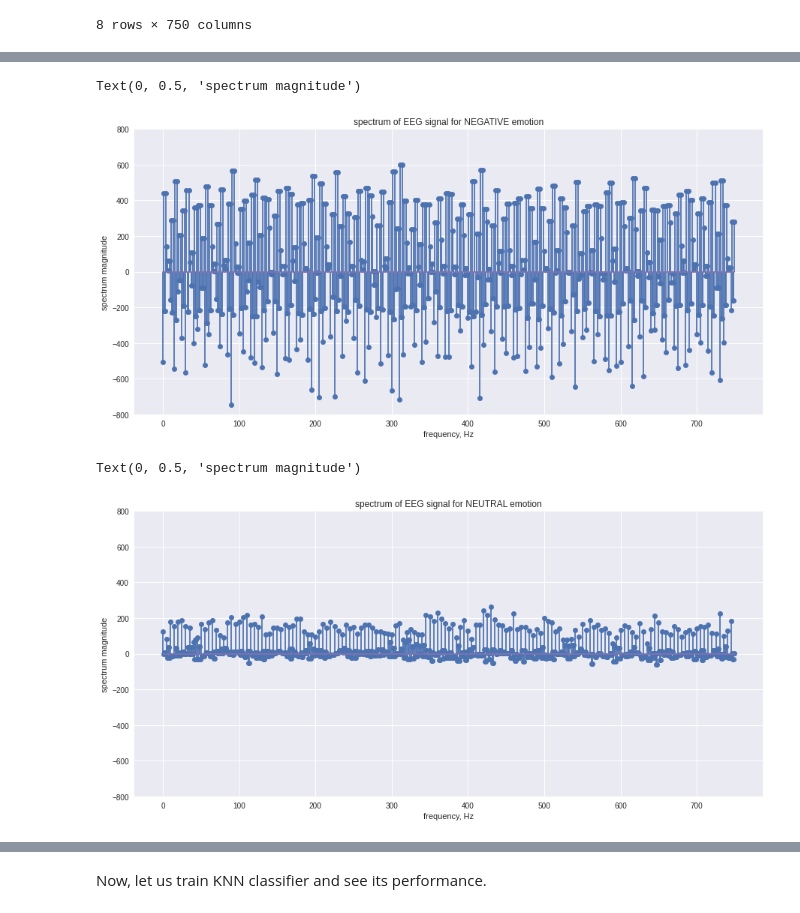
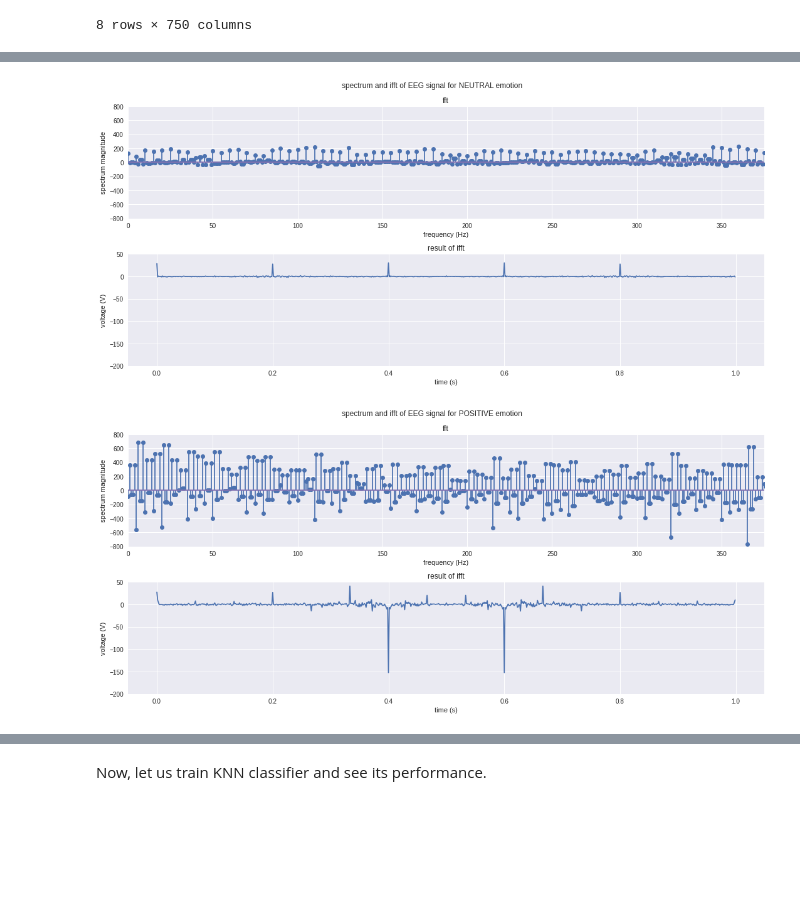
Before and after one commit to sophmintaii/EEG_emotion_recognition, a Jupyter notebook: myntiuk_EEG_emotion_recognition.ipynb, the cells around one changed output, grey strips where cells are left out. Saved outputs shown, nothing was run; the diff lists cells and outputs as text; code cells hidden in the pictures; blank space fills up the shorter version.

```diff
--- a/myntiuk_EEG_emotion_recognition.ipynb
+++ b/myntiuk_EEG_emotion_recognition.ipynb
@@ -69,0 +83,20 @@ The first three rows in the dataset contain results for Negative, Neutral and Po
+# %%
+plt.rcParams["figure.figsize"] = (15, 7)
+fig, axs = plt.subplots(2, 1)
+fig.suptitle('spectrum and ifft of EEG signal for NEGATIVE emotion')
+
+axs[0].stem(freq, rows[0])
+axs[0].set_xlabel("frequency (Hz)")
+axs[0].set_ylabel("spectrum magnitude")
+axs[0].title.set_text("fft")
+axs[0].set_xlim([0, fs / 2])
+axs[0].set_ylim([-800, 800])
+
+axs[1].plot(time, iffts[0])
+axs[1].set_xlabel("time (s)")
+axs[1].set_ylabel("voltage (V)")
+axs[1].title.set_text("result of ifft")
+axs[1].set_ylim([-200, 50])
+
+plt.tight_layout()
+plt.show()
@@ -70,18 +105,44 @@ The first three rows in the dataset contain results for Negative, Neutral and Po
 # %%
-plt.stem(data_fft.to_numpy()[0])
-plt.title('spectrum of EEG signal for NEGATIVE emotion')
-plt.ylim([-800, 800])
-plt.xlabel('frequency, Hz')
-plt.ylabel('spectrum magnitude')
+plt.rcParams["figure.figsize"] = (15, 7)
+fig, axs = plt.subplots(2, 1)
+fig.suptitle('spectrum and ifft of EEG signal for NEUTRAL emotion')
+
+axs[0].stem(freq, rows[1])
+axs[0].set_xlabel("frequency (Hz)")
+axs[0].set_ylabel("spectrum magnitude")
+axs[0].title.set_text("fft")
+axs[0].set_xlim([0, fs / 2])
+axs[0].set_ylim([-800, 800])
+
+axs[1].plot(time, iffts[1])
+axs[1].set_xlabel("time (s)")
+axs[1].set_ylabel("voltage (V)")
+axs[1].title.set_text("result of ifft")
+axs[1].set_ylim([-200, 50])
+
+plt.tight_layout()
+plt.show()
 # %% [output]
-Text(0, 0.5, 'spectrum magnitude')
-[figure, old version]
+[figure, new version]
 # %%
-plt.stem(data_fft.to_numpy()[1])
-plt.title('spectrum of EEG signal for NEUTRAL emotion')
-plt.ylim([-800, 800])
-plt.xlabel('frequency, Hz')
-plt.ylabel('spectrum magnitude')
+plt.rcParams["figure.figsize"] = (15, 7)
+fig, axs = plt.subplots(2, 1)
+fig.suptitle('spectrum and ifft of EEG signal for POSITIVE emotion')
+
+axs[0].stem(freq, rows[2])
+axs[0].set_xlabel("frequency (Hz)")
+axs[0].set_ylabel("spectrum magnitude")
+axs[0].title.set_text("fft")
+axs[0].set_xlim([0, fs / 2])
+axs[0].set_ylim([-800, 800])
+
+axs[1].plot(time, iffts[2])
+axs[1].set_xlabel("time (s)")
+axs[1].set_ylabel("voltage (V)")
+axs[1].title.set_text("result of ifft")
+axs[1].set_ylim([-200, 50])
+
+plt.tight_layout()
+plt.show()
 # %% [output]
-Text(0, 0.5, 'spectrum magnitude')
-[figure, old version]
+[figure, new version]
```
Also changed, not shown: parts of 20 cells of this notebook.
